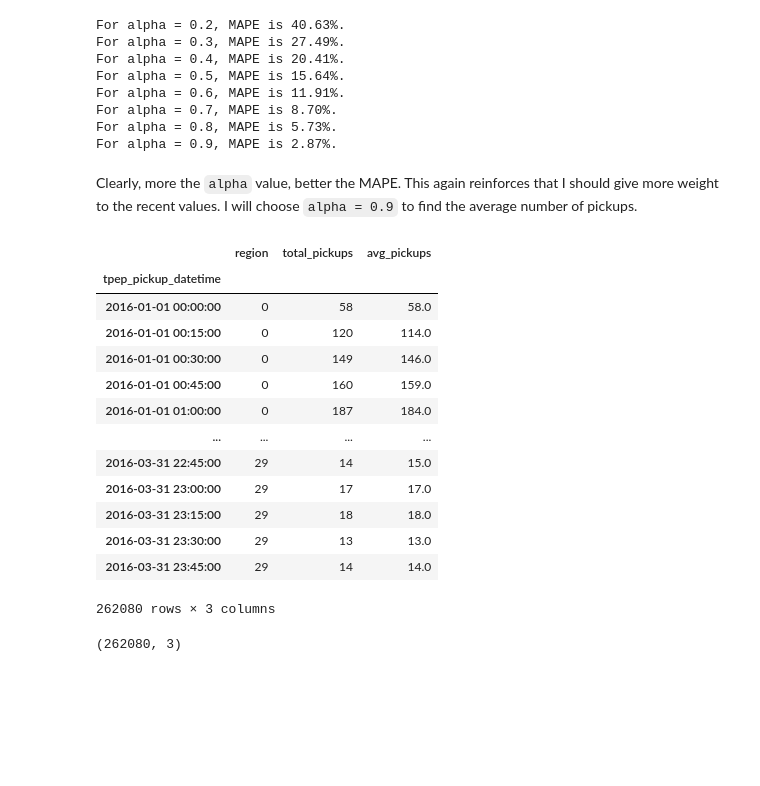
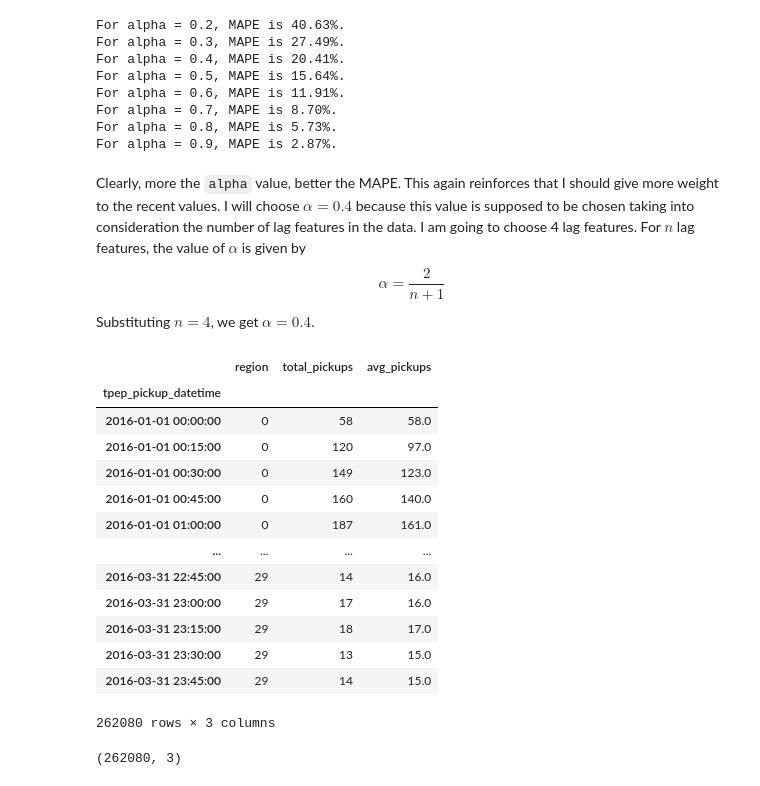
Before and after one commit to SushrutGaikwad/taxi-demand-prediction, a Jupyter notebook: notebooks/04_generating_historical_data.ipynb, the cells around one changed output. Cells and saved outputs as stored; diff of their text form; code cells hidden in the pictures; blank space fills up the shorter version.

Commit message:
Update alpha to 0.4

```diff
--- a/notebooks/04_generating_historical_data.ipynb
+++ b/notebooks/04_generating_historical_data.ipynb
@@ -386,26 +386,30 @@ For alpha = 0.7, MAPE is 8.70%.
 For alpha = 0.8, MAPE is 5.73%.
 For alpha = 0.9, MAPE is 2.87%.
 # %% [markdown]
-Clearly, more the `alpha` value, better the MAPE. This again reinforces that I should give more weight to the recent values. I will choose `alpha = 0.9` to find the average number of pickups.
+Clearly, more the `alpha` value, better the MAPE. This again reinforces that I should give more weight to the recent values. I will choose $\alpha = 0.4$ because this value is supposed to be chosen taking into consideration the number of lag features in the data. I am going to choose 4 lag features. For $n$ lag features, the value of $\alpha$ is given by
+$$
+\alpha = \frac{2}{n + 1}
+$$
+Substituting $n = 4$, we get $\alpha = 0.4$.
 # %%
 # Applying smoothing
 
-resampled_time_series_data["avg_pickups"] = resampled_time_series_data["total_pickups"].ewm(alpha=0.9).mean().round()
+resampled_time_series_data["avg_pickups"] = resampled_time_series_data["total_pickups"].ewm(alpha=0.4).mean().round()
 resampled_time_series_data
 # %% [output]
 |  | region | total_pickups | avg_pickups |
 | tpep_pickup_datetime |  |  |  |
 | 2016-01-01 00:00:00 | 0 | 58 | 58.0 |
-| 2016-01-01 00:15:00 | 0 | 120 | 114.0 |
-| 2016-01-01 00:30:00 | 0 | 149 | 146.0 |
-| 2016-01-01 00:45:00 | 0 | 160 | 159.0 |
-| 2016-01-01 01:00:00 | 0 | 187 | 184.0 |
+| 2016-01-01 00:15:00 | 0 | 120 | 97.0 |
+| 2016-01-01 00:30:00 | 0 | 149 | 123.0 |
+| 2016-01-01 00:45:00 | 0 | 160 | 140.0 |
+| 2016-01-01 01:00:00 | 0 | 187 | 161.0 |
 | ... | ... | ... | ... |
-| 2016-03-31 22:45:00 | 29 | 14 | 15.0 |
-| 2016-03-31 23:00:00 | 29 | 17 | 17.0 |
-| 2016-03-31 23:15:00 | 29 | 18 | 18.0 |
-| 2016-03-31 23:30:00 | 29 | 13 | 13.0 |
-| 2016-03-31 23:45:00 | 29 | 14 | 14.0 |
+| 2016-03-31 22:45:00 | 29 | 14 | 16.0 |
+| 2016-03-31 23:00:00 | 29 | 17 | 16.0 |
+| 2016-03-31 23:15:00 | 29 | 18 | 17.0 |
+| 2016-03-31 23:30:00 | 29 | 13 | 15.0 |
+| 2016-03-31 23:45:00 | 29 | 14 | 15.0 |
 262080 rows × 3 columns
 # %%
 resampled_time_series_data.shape
```
Also changed, not shown: 1 other file.
